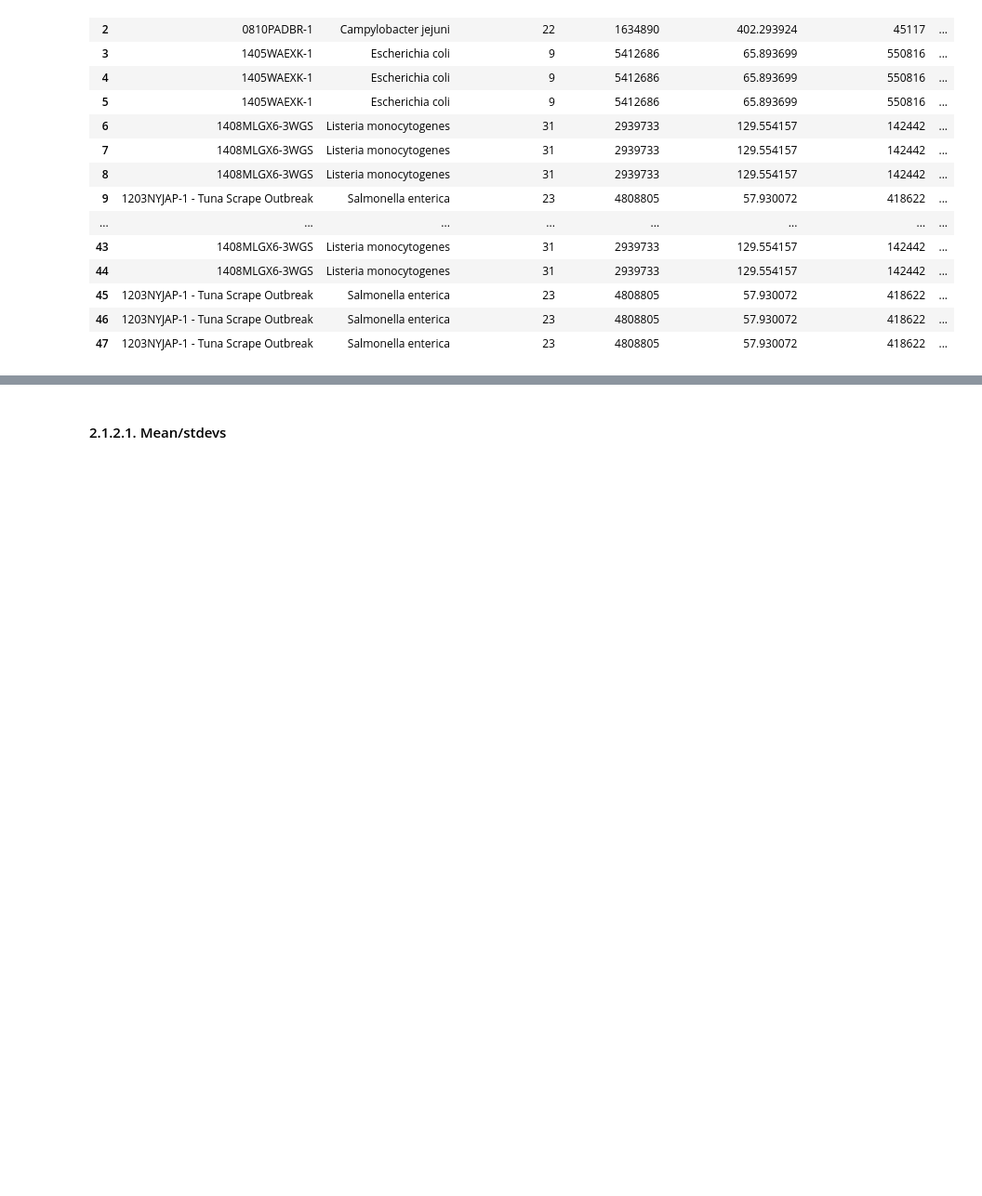
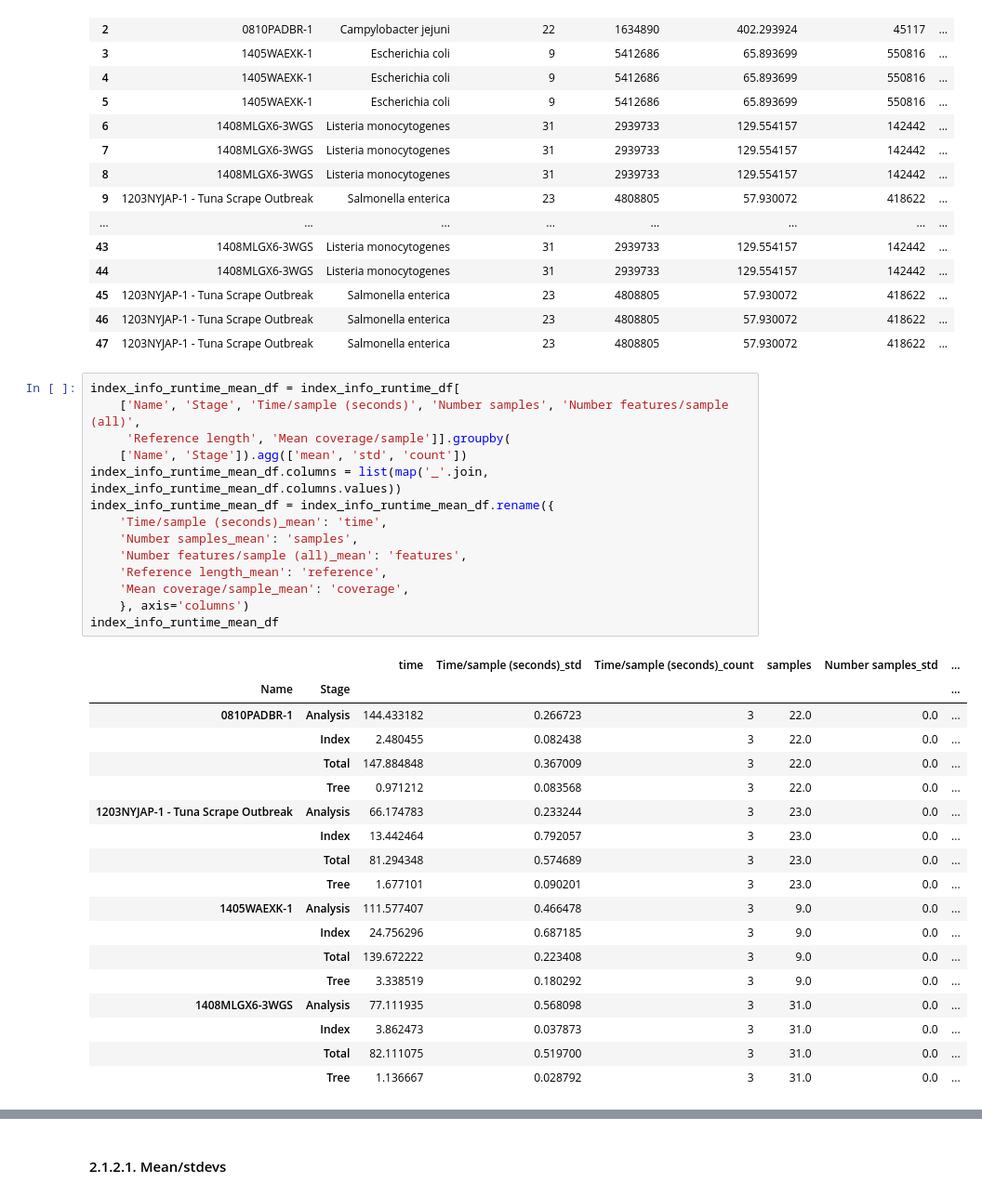
Before and after one commit to apetkau/genomics-data-index-evaluation-manuscript, a Jupyter notebook: evaluations/reads/5-analysis-runtime.ipynb, the cells around one changed output, grey strips where cells are left out. Shown at 93% size. Drawn from its saved outputs; the diff is of its cells as text; blank space fills up the shorter version.

```diff
--- a/evaluations/reads/5-analysis-runtime.ipynb
+++ b/evaluations/reads/5-analysis-runtime.ipynb
@@ -184,3 +184,36 @@ index_info_runtime_df
 | 45 | 1203NYJAP-1 - Tuna Scrape Outbreak | Salmonella enterica | 23 | 4808805 | 57.930072 | 418622 | ... |
 | 46 | 1203NYJAP-1 - Tuna Scrape Outbreak | Salmonella enterica | 23 | 4808805 | 57.930072 | 418622 | ... |
 | 47 | 1203NYJAP-1 - Tuna Scrape Outbreak | Salmonella enterica | 23 | 4808805 | 57.930072 | 418622 | ... |
+# %%
+index_info_runtime_mean_df = index_info_runtime_df[
+    ['Name', 'Stage', 'Time/sample (seconds)', 'Number samples', 'Number features/sample (all)',
+     'Reference length', 'Mean coverage/sample']].groupby(
+    ['Name', 'Stage']).agg(['mean', 'std', 'count'])
+index_info_runtime_mean_df.columns = list(map('_'.join, index_info_runtime_mean_df.columns.values))
+index_info_runtime_mean_df = index_info_runtime_mean_df.rename({
+    'Time/sample (seconds)_mean': 'time',
+    'Number samples_mean': 'samples',
+    'Number features/sample (all)_mean': 'features',
+    'Reference length_mean': 'reference',
+    'Mean coverage/sample_mean': 'coverage',
+    }, axis='columns')
+index_info_runtime_mean_df
+# %% [output]
+|  |  | time | Time/sample (seconds)_std | Time/sample (seconds)_count | samples | Number samples_std | ... |
+| Name | Stage |  |  |  |  |  | ... |
+| 0810PADBR-1 | Analysis | 144.433182 | 0.266723 | 3 | 22.0 | 0.0 | ... |
+|  | Index | 2.480455 | 0.082438 | 3 | 22.0 | 0.0 | ... |
+|  | Total | 147.884848 | 0.367009 | 3 | 22.0 | 0.0 | ... |
+|  | Tree | 0.971212 | 0.083568 | 3 | 22.0 | 0.0 | ... |
+| 1203NYJAP-1 - Tuna Scrape Outbreak | Analysis | 66.174783 | 0.233244 | 3 | 23.0 | 0.0 | ... |
+|  | Index | 13.442464 | 0.792057 | 3 | 23.0 | 0.0 | ... |
+|  | Total | 81.294348 | 0.574689 | 3 | 23.0 | 0.0 | ... |
+|  | Tree | 1.677101 | 0.090201 | 3 | 23.0 | 0.0 | ... |
+| 1405WAEXK-1 | Analysis | 111.577407 | 0.466478 | 3 | 9.0 | 0.0 | ... |
+|  | Index | 24.756296 | 0.687185 | 3 | 9.0 | 0.0 | ... |
+|  | Total | 139.672222 | 0.223408 | 3 | 9.0 | 0.0 | ... |
+|  | Tree | 3.338519 | 0.180292 | 3 | 9.0 | 0.0 | ... |
+| 1408MLGX6-3WGS | Analysis | 77.111935 | 0.568098 | 3 | 31.0 | 0.0 | ... |
+|  | Index | 3.862473 | 0.037873 | 3 | 31.0 | 0.0 | ... |
+|  | Total | 82.111075 | 0.519700 | 3 | 31.0 | 0.0 | ... |
+|  | Tree | 1.136667 | 0.028792 | 3 | 31.0 | 0.0 | ... |
```
Also changed, not shown: parts of 14 cells of this notebook.
